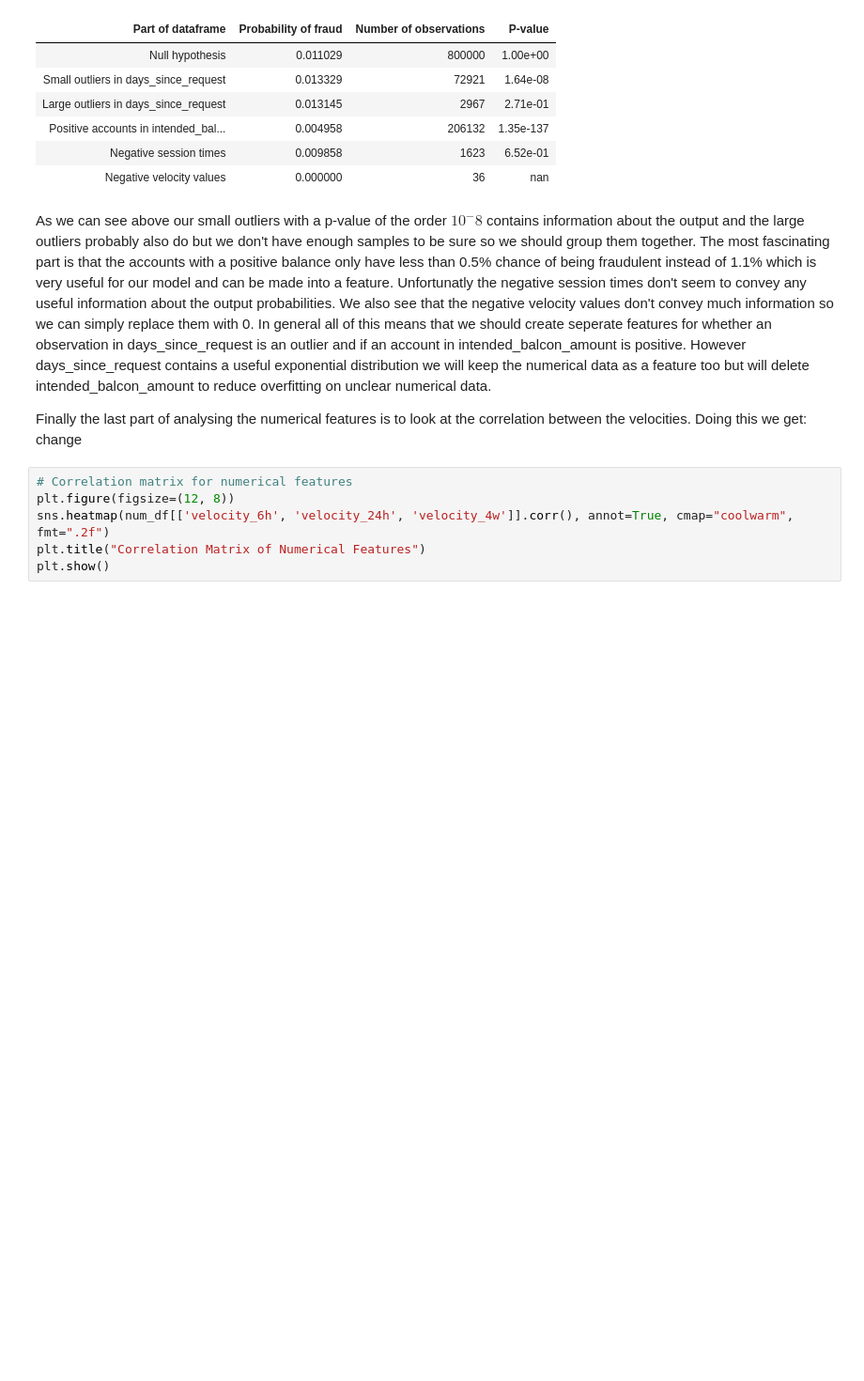
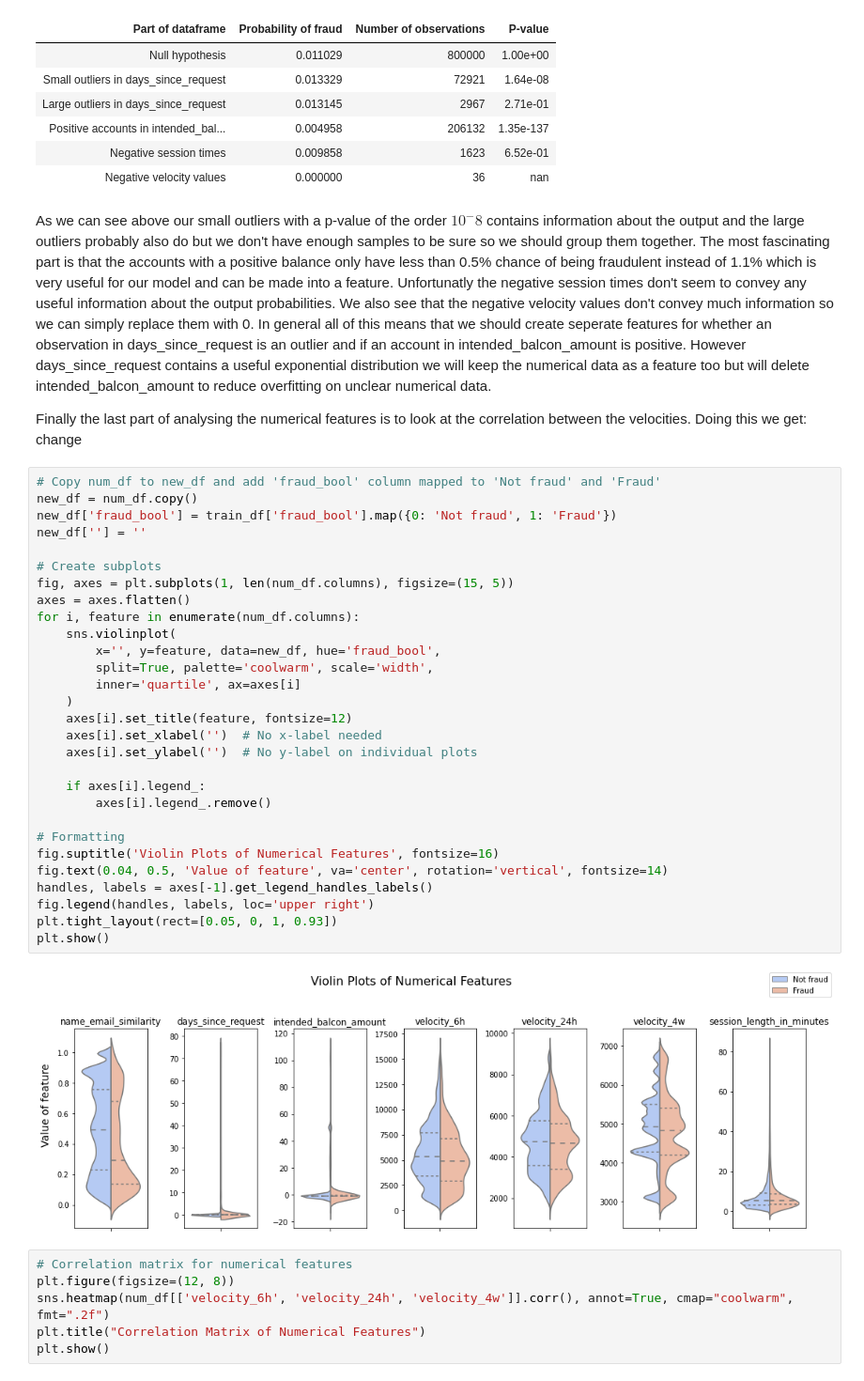
Before and after one commit to AlbinFranzen/Bank-Fraud-Detection, a Jupyter notebook: EDA.ipynb, the cells around one changed output. Shown at 94% size. Cells and saved outputs as stored; diff of their text form; blank space fills up the shorter version.

Commit message:
Added violin

```diff
--- a/EDA.ipynb
+++ b/EDA.ipynb
@@ -229,6 +227,37 @@ hypothesis_df.style.format({'P-value': '{:.2e}'}).hide(axis='index')
 As we can see above our small outliers with a p-value of the order $10^-8$ contains information about the output and the large outliers probably also do but we don't have enough samples to be sure so we should group them together. The most fascinating part is that the accounts with a positive balance only have less than 0.5% chance of being fraudulent instead of 1.1% which is very useful for our model and can be made into a feature. Unfortunatly the negative session times don't seem to convey any useful information about the output probabilities. We also see that the negative velocity values don't convey much information so we can simply replace them with 0. In general all of this means that we should create seperate features for whether an observation in days_since_request is an outlier and if an account in intended_balcon_amount is positive. However days_since_request contains a useful exponential distribution we will keep the numerical data as a feature too but will delete intended_balcon_amount to reduce overfitting on unclear numerical data.
 
 Finally the last part of analysing the numerical features is to look at the correlation between the velocities. Doing this we get: change
+# %%
+# Copy num_df to new_df and add 'fraud_bool' column mapped to 'Not fraud' and 'Fraud'
+new_df = num_df.copy()
+new_df['fraud_bool'] = train_df['fraud_bool'].map({0: 'Not fraud', 1: 'Fraud'})
+new_df[''] = ''
+
+# Create subplots
+fig, axes = plt.subplots(1, len(num_df.columns), figsize=(15, 5))
+axes = axes.flatten()
+for i, feature in enumerate(num_df.columns):
+    sns.violinplot(
+        x='', y=feature, data=new_df, hue='fraud_bool',
+        split=True, palette='coolwarm', scale='width',
+        inner='quartile', ax=axes[i]
+    )
+    axes[i].set_title(feature, fontsize=12)
+    axes[i].set_xlabel('')  # No x-label needed
+    axes[i].set_ylabel('')  # No y-label on individual plots
+
+    if axes[i].legend_:
+        axes[i].legend_.remove()
+
+# Formatting
+fig.suptitle('Violin Plots of Numerical Features', fontsize=16)
+fig.text(0.04, 0.5, 'Value of feature', va='center', rotation='vertical', fontsize=14)
+handles, labels = axes[-1].get_legend_handles_labels()
+fig.legend(handles, labels, loc='upper right')
+plt.tight_layout(rect=[0.05, 0, 1, 0.93])
+plt.show()
+# %% [output]
+[figure, added]
 # %%
 # Correlation matrix for numerical features
 plt.figure(figsize=(12, 8))
```
Also changed, not shown: parts of 1 cell of this notebook.
